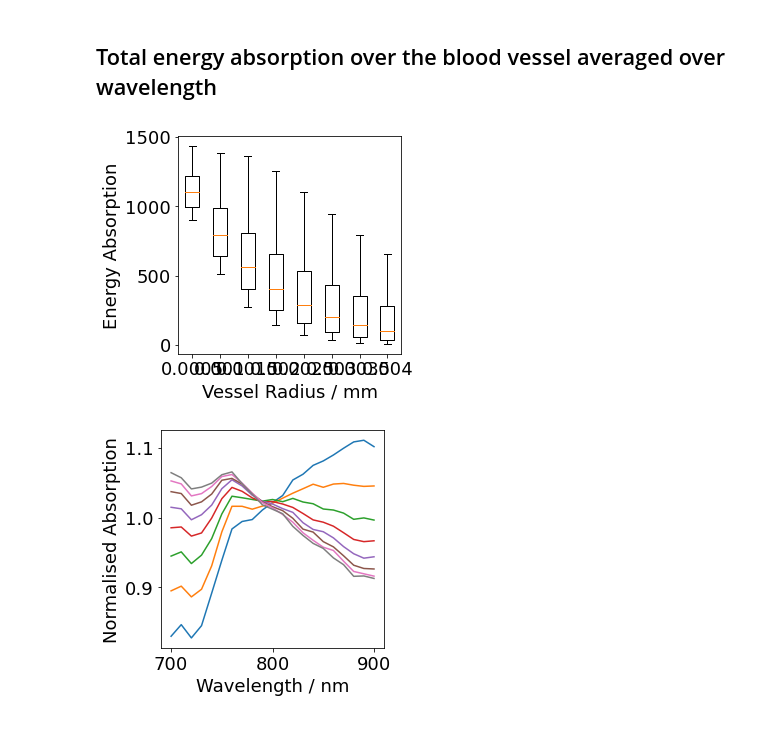
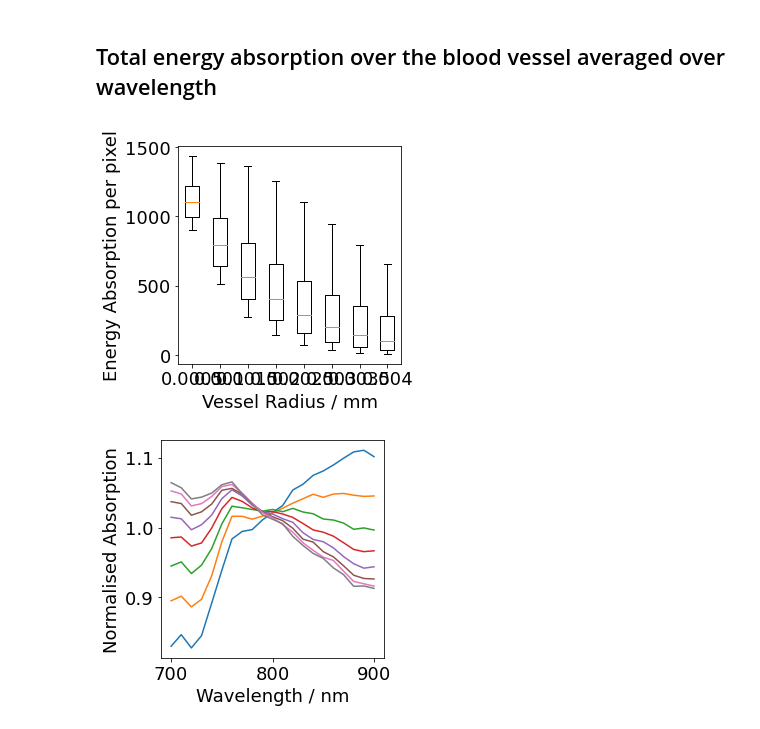
Before and after one commit to tomelse/SkinPhantomSimulations, a Jupyter notebook: Exp4/Vessel Radius Analysis.ipynb, the cells around one changed output. Drawn from its saved outputs; the diff is of its cells as text; code cells hidden in the pictures.

```diff
--- a/Exp4/Vessel Radius Analysis.ipynb
+++ b/Exp4/Vessel Radius Analysis.ipynb
@@ -82,10 +88,10 @@ for dep_variable in labels:
 # %%
 plt.boxplot([np.mean(s[volume_numbered[i] == 4], axis=1) for i, s in enumerate(ms_results)], showfliers=False, labels=labels)
 plt.xlabel("Vessel Radius / mm")
-plt.ylabel("Energy Absorption")
+plt.ylabel("Energy Absorption per pixel")
 plt.show()
 # %% [output]
-[figure, old version]
+[figure, new version]
 # %%
 # Calculate the mean absorption spectra over the entire blood vessel over the independent variable.
 mean_specs = [np.mean(result[volume_numbered[i] == 4], axis=0) for i, result in enumerate(ms_results)]
```
Also changed, not shown: parts of 2 cells of this notebook, 2 other files.
